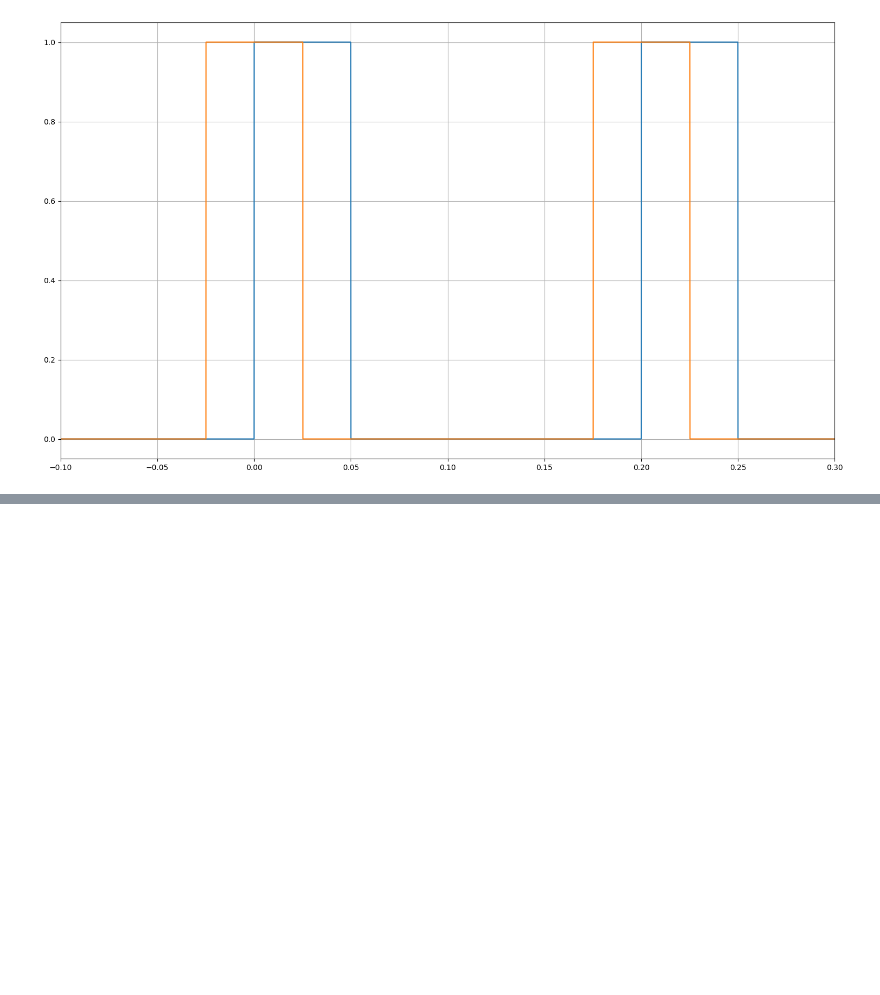
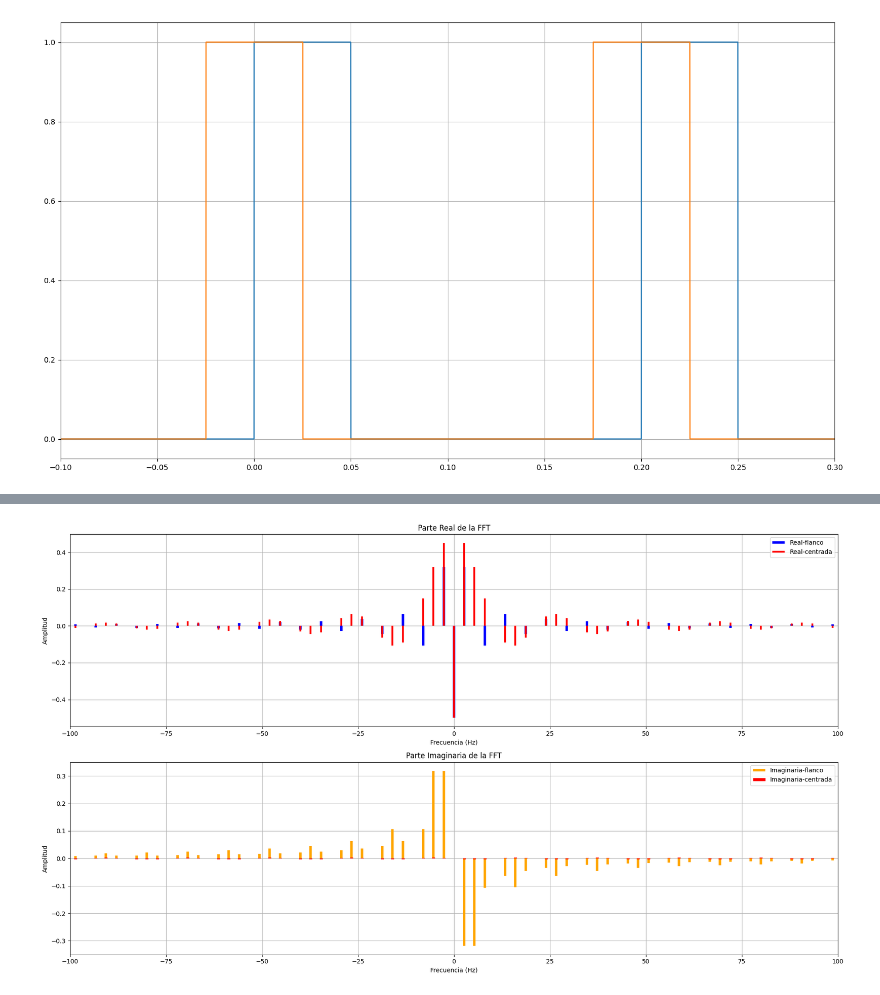
Before and after one commit to leonelj01/seniales_electricas, a Jupyter notebook: TP_6/tp6.ipynb, the cells around one changed output, grey strips where cells are left out. Saved outputs shown, nothing was run; the diff lists cells and outputs as text; code cells hidden in the pictures; blank space fills up the shorter version.

```diff
--- a/TP_6/tp6.ipynb
+++ b/TP_6/tp6.ipynb
@@ -91,0 +142,35 @@ plt.show()
+# %%
+cuad_real1 = np.real(fft_cuad1)
+cuad_imag1 = np.imag(fft_cuad1)
+cuad_real2 = np.real(fft_cuad2)
+cuad_imag2 = np.imag(fft_cuad2)
+
+fig = plt.gcf()
+fig.set_size_inches(18.5,10.5)
+
+# Parte real
+plt.subplot(2, 1, 1)
+plt.vlines(freq_cuad1, 0, cuad_real1, label='Real-flanco', color="blue", lw=4)
+plt.vlines(freq_cuad2, 0, cuad_real2, label='Real-centrada', color="red", lw=3)
+plt.xlabel('Frecuencia (Hz)')
+plt.ylabel('Amplitud')
+plt.title('Parte Real de la FFT')
+plt.grid(True)
+plt.legend()
+plt.xlim(-100,100)
+
+# Parte imaginaria
+plt.subplot(2, 1, 2)
+plt.vlines(freq_cuad1, 0, cuad_imag1, label='Imaginaria-flanco', color='orange', lw=4)
+plt.vlines(freq_cuad2, 0, cuad_imag2, label='Imaginaria-centrada', color='red', lw=5)
+plt.xlabel('Frecuencia (Hz)')
+plt.ylabel('Amplitud')
+plt.title('Parte Imaginaria de la FFT')
+plt.grid(True)
+plt.legend()
+plt.xlim(-100,100)
+
+plt.tight_layout()
+plt.show()
+# %% [output]
+[figure, added]
```
Also changed, not shown: parts of 5 cells of this notebook.
